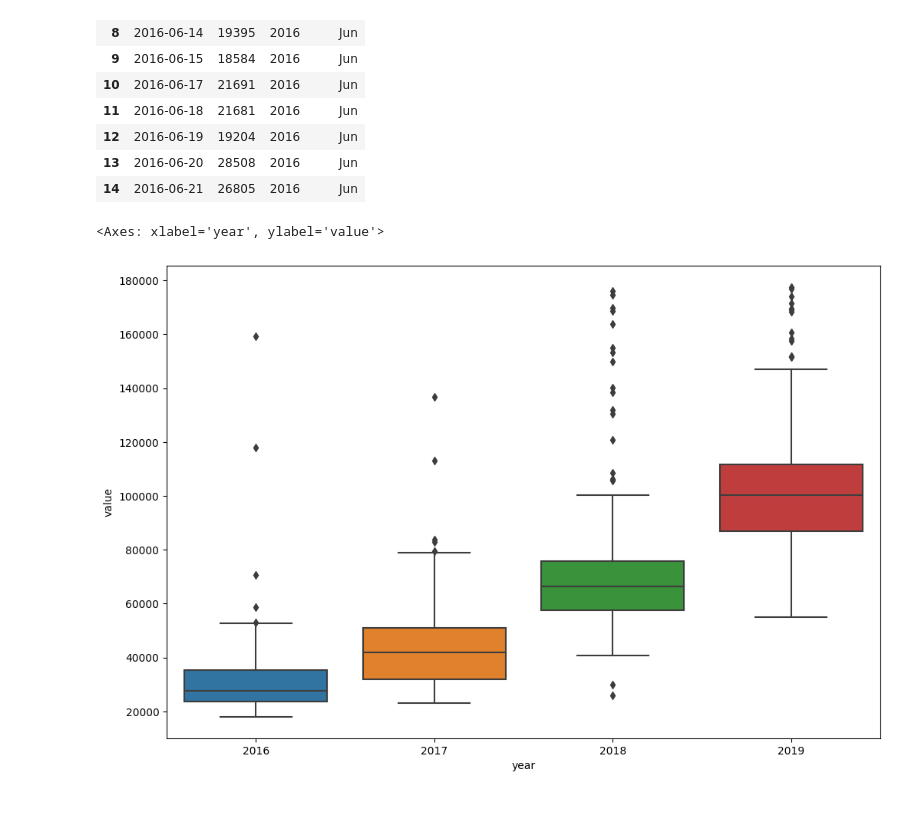
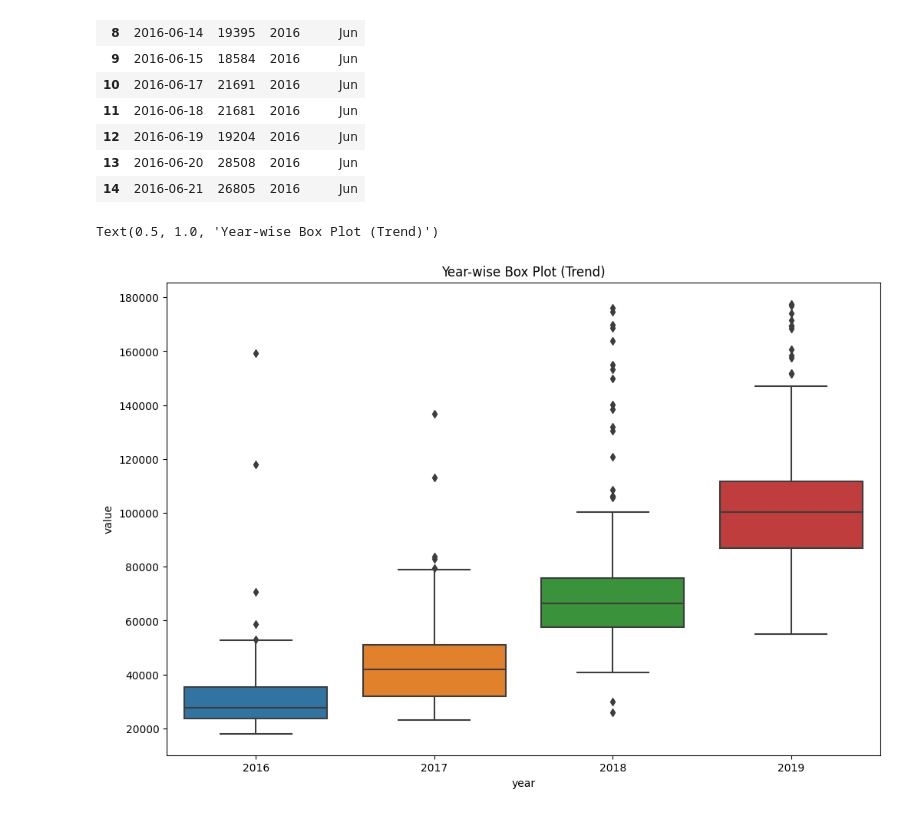
Before and after one commit to jmonti-gh/DataAnalysis_Py, a Jupyter notebook: p4_PageViewTimeSeriesVis/box_plot.ipynb, the cells around one changed output. Saved outputs shown, nothing was run; the diff lists cells and outputs as text; code cells hidden in the pictures.

```diff
--- a/p4_PageViewTimeSeriesVis/box_plot.ipynb
+++ b/p4_PageViewTimeSeriesVis/box_plot.ipynb
@@ -91,14 +91,15 @@ df_box.head(15)
 # %%
 # Draw box plots (using Seaborn) - Year
 fig, ax = plt.subplots(figsize=(12, 8))
 
 #sns.boxplot(x=df_box.year, y=df_box.value, hue=df_box.month, ax=ax)
 sns.boxplot(x=df_box.year, y=df_box.value, ax=ax)
+ax.set_title('Year-wise Box Plot (Trend)')
 # ax.legend(title='Month', bbox_to_anchor=(1, 1), loc='upper left')
 # ax.set(xlabel='Year')
 # %% [output]
-<Axes: xlabel='year', ylabel='value'>
+Text(0.5, 1.0, 'Year-wise Box Plot (Trend)')
-[figure, old version]
+[figure, new version]
 # %%
 # Draw box plots (using Seaborn) - Month
 fig, axe = plt.subplots(figsize=(12, 8))
```
Also changed, not shown: parts of 6 cells of this notebook, 4 other files.
